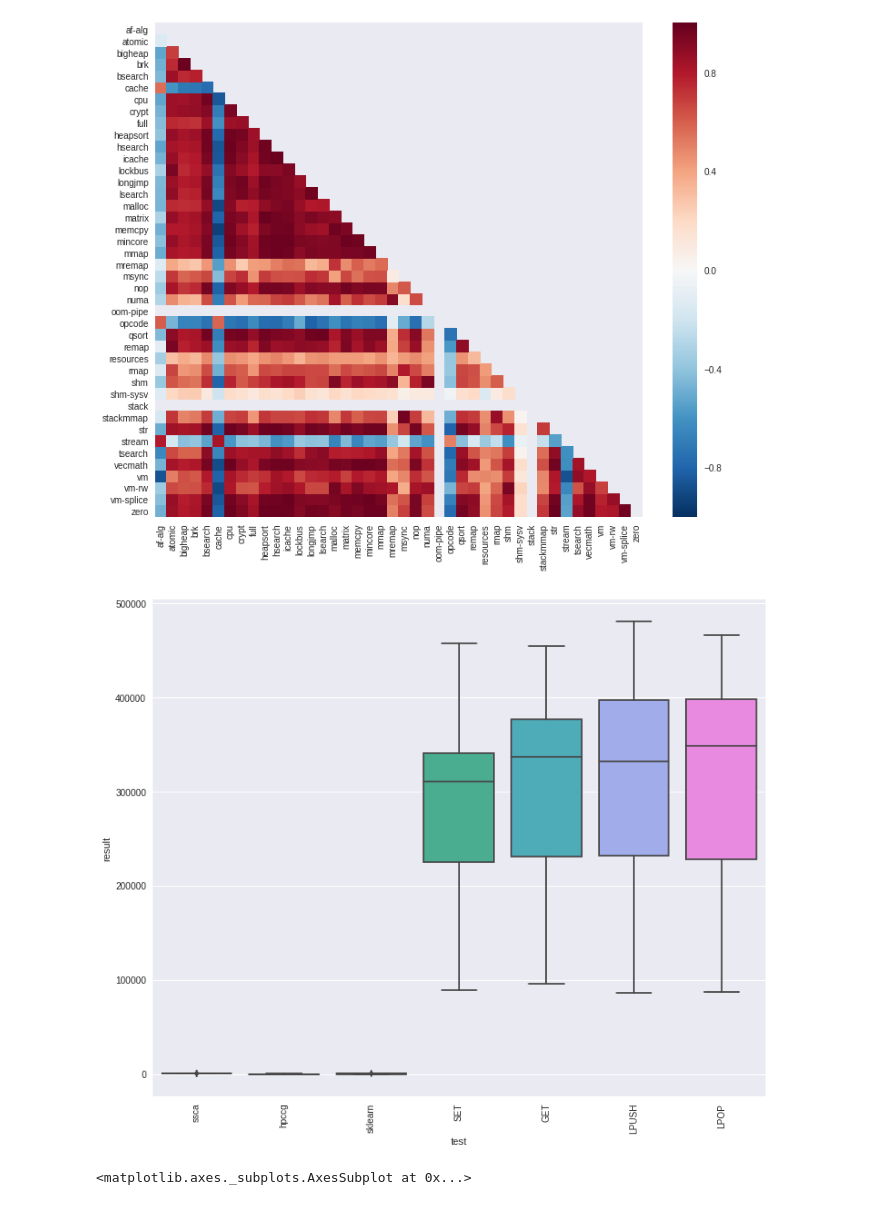
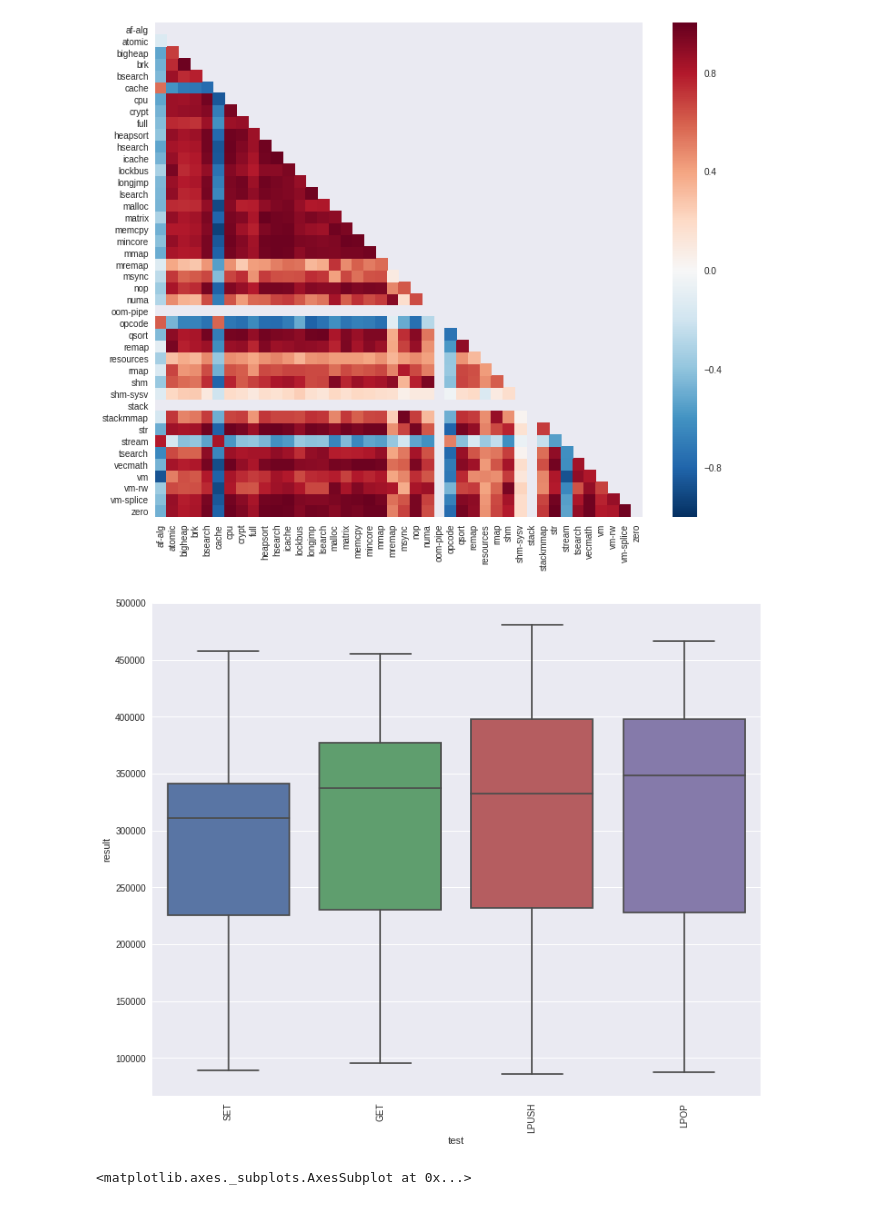
Before and after one commit to ivotron/quiho-popper, a Jupyter notebook: experiments/single-node/results/visualize-hpccg-redis-sklearn-ssca.ipynb, the cells around one changed output. Saved outputs shown, nothing was run; the diff lists cells and outputs as text; code cells hidden in the pictures.

```diff
--- a/experiments/single-node/results/visualize-hpccg-redis-sklearn-ssca.ipynb
+++ b/experiments/single-node/results/visualize-hpccg-redis-sklearn-ssca.ipynb
@@ -148,10 +147,10 @@ corrmatrix = plot_corrmatrix(features[feature_columns])
 # %% [output]
 [figure]
 # %%
-sns.boxplot(x='test', y='result', data=df.query('benchmark != "stressng"'))
+sns.boxplot(x='test', y='result', data=df.query('benchmark == "redisbench"'))
 _ = plt.xticks(rotation=90)
 # %% [output]
-[figure, old version]
+[figure, new version]
 # %%
 # plot separately
 sns.boxplot(x='test', y='result', data=df.query('benchmark != "stressng" and benchmark != "redisbench"'))
```
Also changed, not shown: parts of 1 cell of this notebook, 1 other file.
